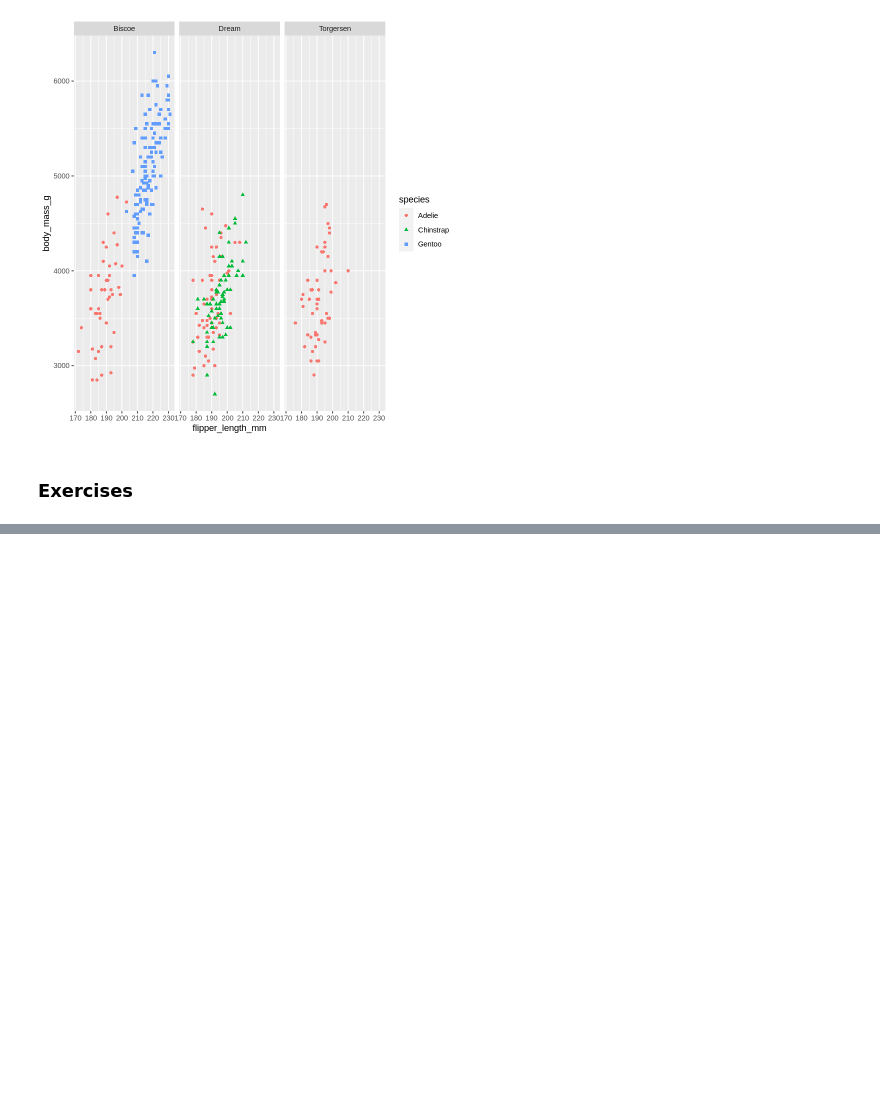
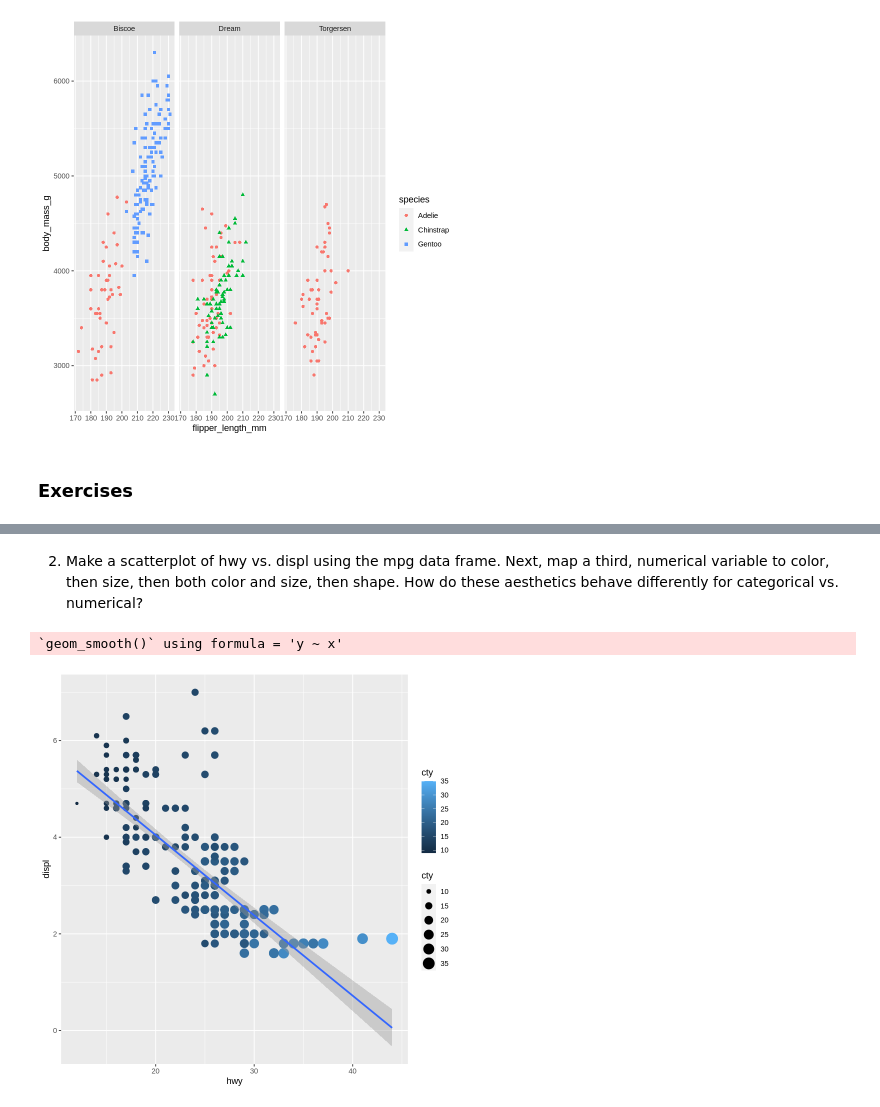
Before and after one commit to khuongduying/dataviz, a Jupyter notebook: DataViz_1.ipynb, the cells around one changed output, grey strips where cells are left out. Cells and saved outputs as stored; diff of their text form; code cells hidden in the pictures; blank space fills up the shorter version.

```diff
--- a/DataViz_1.ipynb
+++ b/DataViz_1.ipynb
@@ -546,0 +585,12 @@ Warning message:
+# %% [markdown]
+2. Make a scatterplot of hwy vs. displ using the mpg data frame. Next, map a third, numerical variable to color, then size, then both color and size, then shape. How do these aesthetics behave differently for categorical vs. numerical?
+# %%
+ggplot(
+  mpg,
+  aes(x = hwy, y = displ)
+) +
+  geom_point(aes(color=cty, size=cty)) +
+  geom_smooth(method="lm")
+# %% [output]
+`geom_smooth()` using formula = 'y ~ x'
+[figure, added]
```
Also changed, not shown: parts of 18 cells of this notebook.
